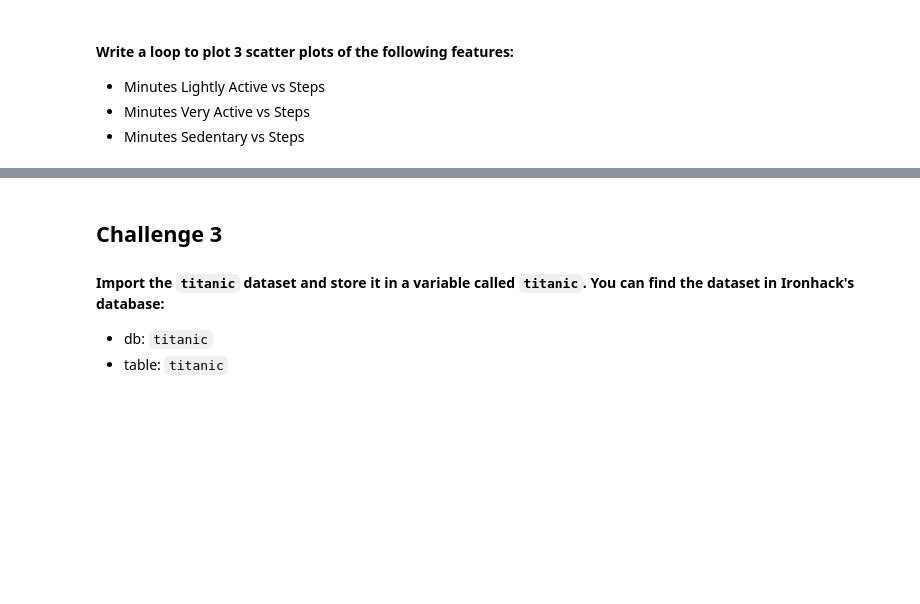
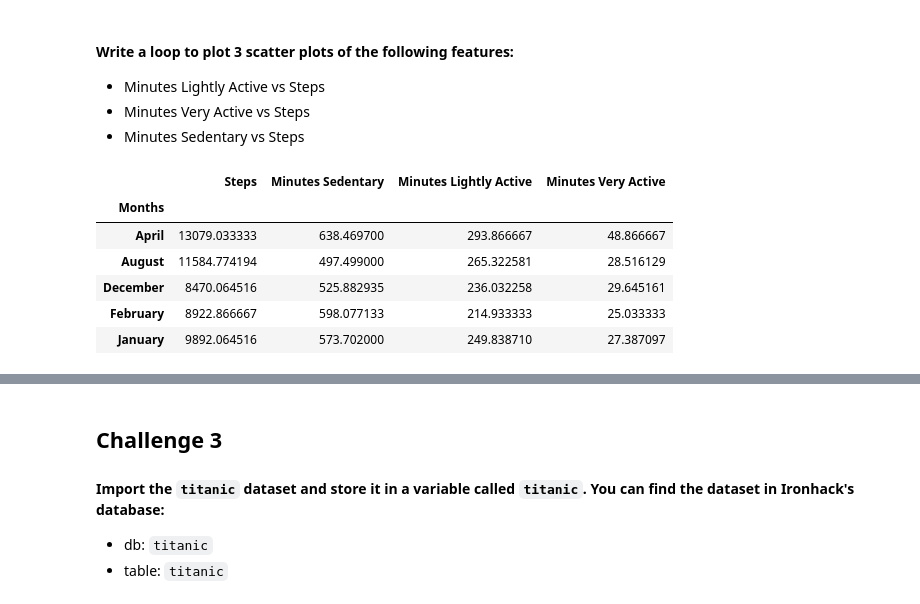
Before and after one commit to javiergispert/dataptmad0522_labs, a Jupyter notebook: module-2/matplotlib-seaborn/your-code/main.ipynb, the cells around one changed output, grey strips where cells are left out. Saved outputs shown, nothing was run; the diff lists cells and outputs as text; code cells hidden in the pictures; blank space fills up the shorter version.

```diff
--- a/module-2/matplotlib-seaborn/your-code/main.ipynb
+++ b/module-2/matplotlib-seaborn/your-code/main.ipynb
@@ -235,0 +241,11 @@ plt.show()
+# %%
+steps_active = steps[['Steps', 'Minutes Sedentary', 'Minutes Lightly Active', 'Minutes Very Active']]
+steps_active.head()
+# %% [output]
+|  | Steps | Minutes Sedentary | Minutes Lightly Active | Minutes Very Active |
+| Months |  |  |  |  |
+| April | 13079.033333 | 638.469700 | 293.866667 | 48.866667 |
+| August | 11584.774194 | 497.499000 | 265.322581 | 28.516129 |
+| December | 8470.064516 | 525.882935 | 236.032258 | 29.645161 |
+| February | 8922.866667 | 598.077133 | 214.933333 | 25.033333 |
+| January | 9892.064516 | 573.702000 | 249.838710 | 27.387097 |
```
Also changed, not shown: parts of 5 cells of this notebook.
